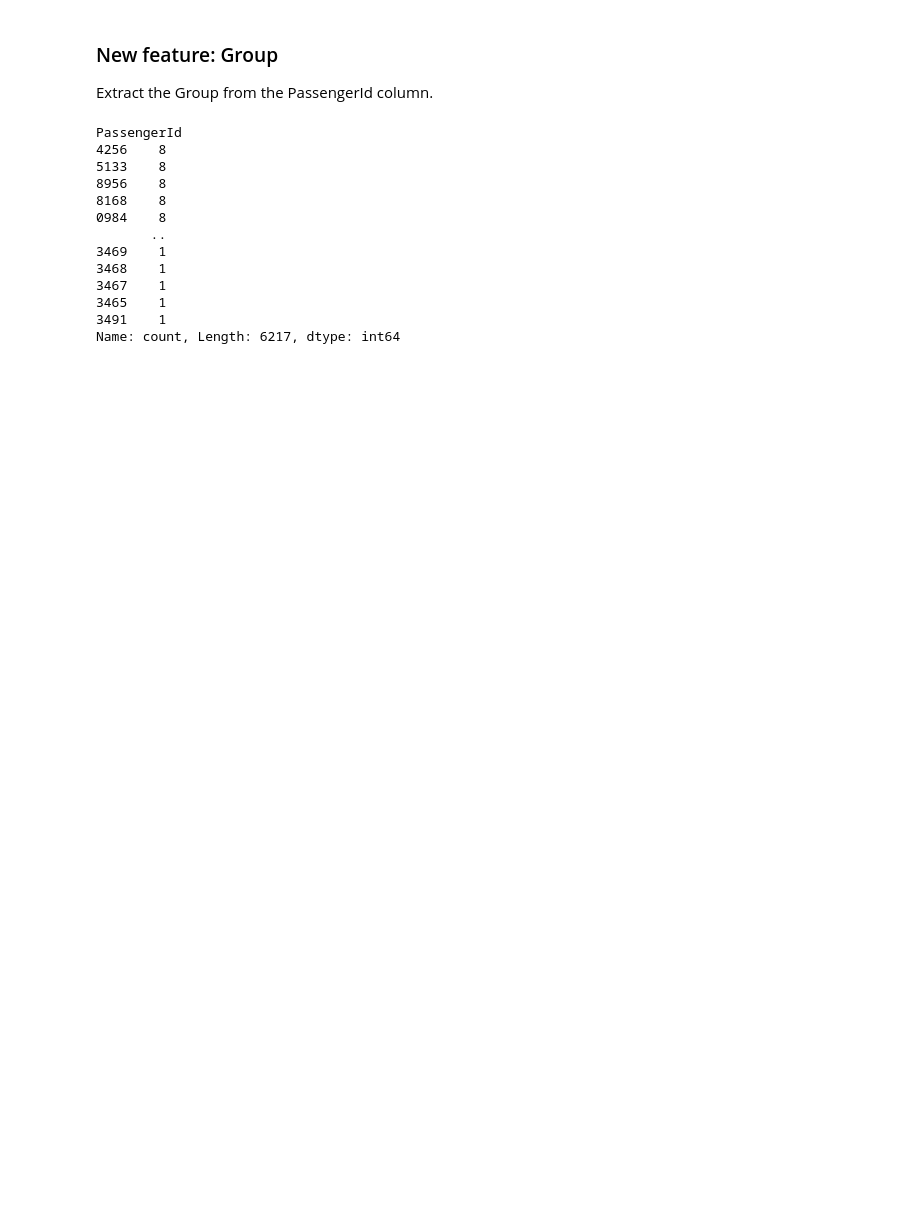
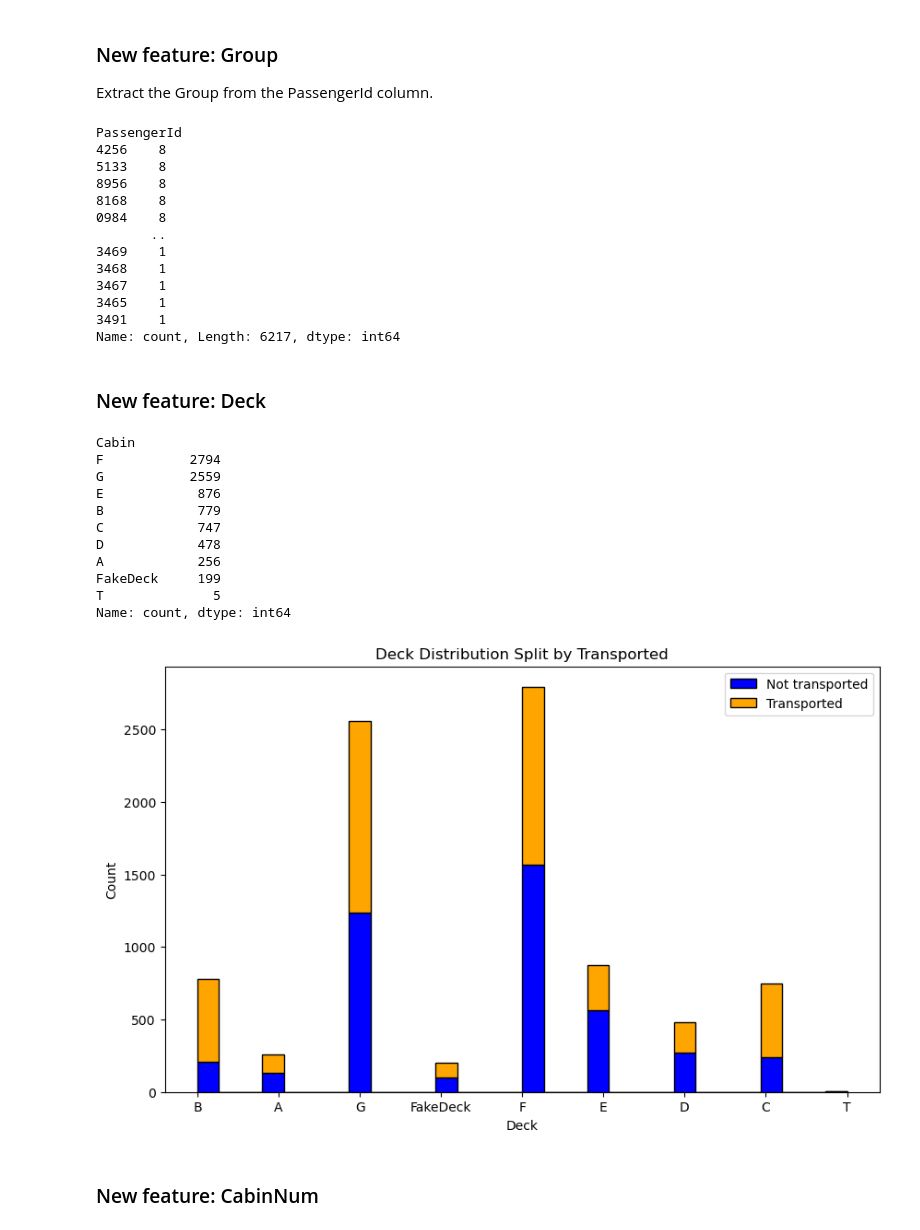
Before and after one commit to luca037/kaggle-competitions, a Jupyter notebook: spaceship-titanic/notebooks/spaceship-titanic_v0.ipynb, the cells around one changed output. Saved outputs shown, nothing was run; the diff lists cells and outputs as text; code cells hidden in the pictures; blank space fills up the shorter version.

Commit message:
spaceship-titanic: still dealing with missing values

```diff
--- a/spaceship-titanic/notebooks/spaceship-titanic_v0.ipynb
+++ b/spaceship-titanic/notebooks/spaceship-titanic_v0.ipynb
@@ -192,8 +197,14 @@ def get_group(Id):
     Id = Id.split("_")
     return Id[0]
 
+# Train dataframe.
 group_col = train_df["PassengerId"].apply(get_group)
 print(group_col.value_counts())
+train_df["Group"] = group_col
+#distrib_split_by_transported(train_df, "Group")
+
+# Train dataframe.
+test_df["Group"] = test_df["PassengerId"].apply(get_group)
 # %% [output]
 PassengerId
 4256    8
@@ -208,3 +219,32 @@ PassengerId
 3465    1
 3491    1
 Name: count, Length: 6217, dtype: int64
+# %% [markdown]
+### New feature: Deck
+# %%
+def get_deck(cabin):
+    return cabin.split("/")[0]
+
+# Train dataset.
+deck_col = train_df["Cabin"].fillna("FakeDeck").apply(get_deck)
+print(deck_col.value_counts())
+train_df["Deck"] = deck_col
+distrib_split_by_transported(train_df, "Deck")
+
+# Test dataset.
+test_df["Deck"] = test_df["Cabin"].fillna("FakeDeck").apply(get_deck)
+# %% [output]
+Cabin
+F           2794
+G           2559
+E            876
+B            779
+C            747
+D            478
+A            256
+FakeDeck     199
+T              5
+Name: count, dtype: int64
+[figure, added]
+# %% [markdown]
+### New feature: CabinNum
```
Also changed, not shown: parts of 30 cells of this notebook, 1 other file.
